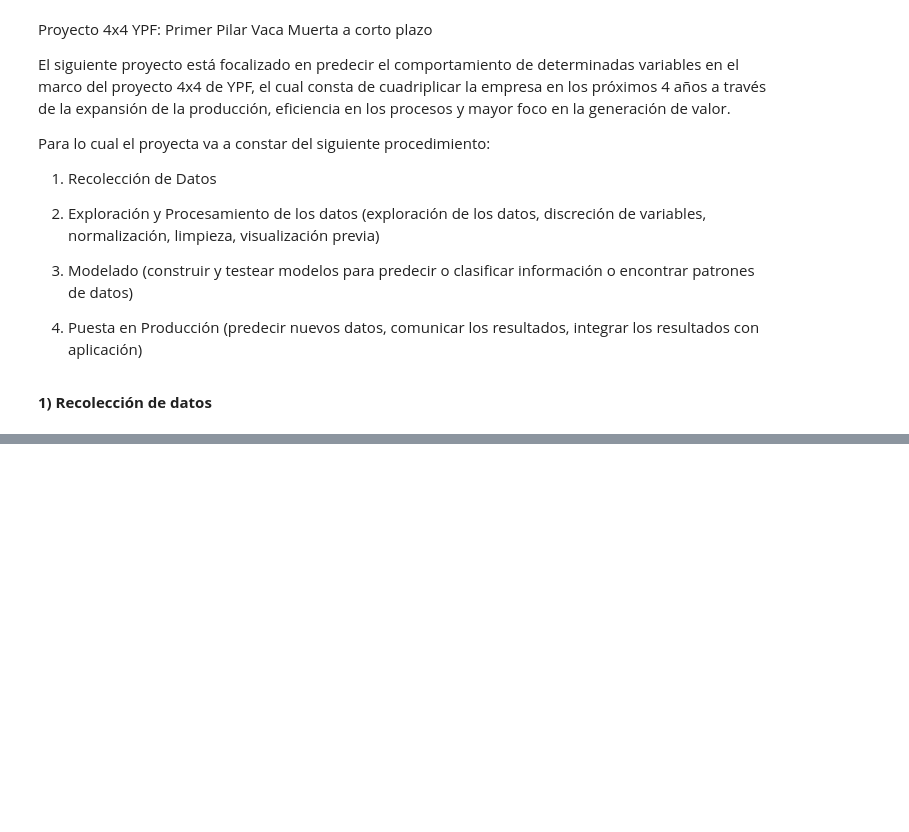
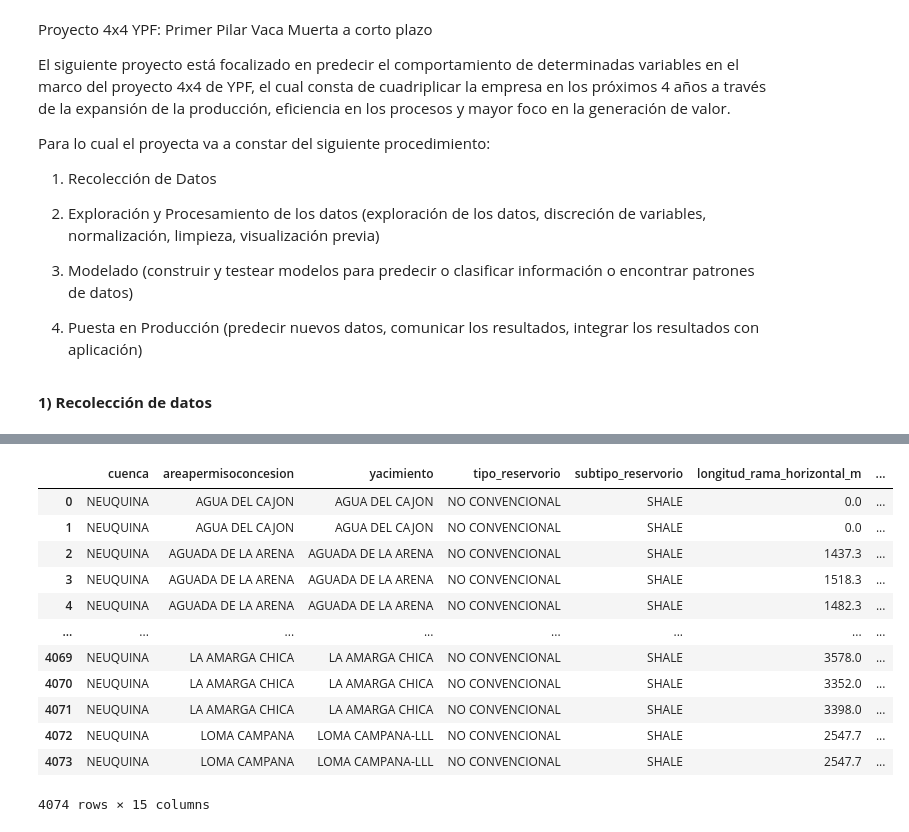
Before and after one commit to antonellafontanetto/DataScience-Entregas, a Jupyter notebook: Proyecto_YPF_4x4_AntoV2.ipynb, the cells around one changed output, grey strips where cells are left out. Drawn from its saved outputs; the diff is of its cells as text; code cells hidden in the pictures; blank space fills up the shorter version.

```diff
--- a/Proyecto_YPF_4x4_AntoV2.ipynb
+++ b/Proyecto_YPF_4x4_AntoV2.ipynb
@@ -45,3 +61,21 @@ pozosterminados
+# %%
+#Cargo el dataset de etapas fracturadas de pozos petroleros que vamos a utilizar en el proyecto
+etapasfracturadas = pd.read_csv('/content/datosdefracturadepozos.csv', usecols=['anio','empresa_informante','areapermisoconcesion','yacimiento','cuenca','tipo_reservorio','subtipo_reservorio','longitud_rama_horizontal_m','cantidad_fracturas','tipo_terminacion','arena_bombeada_nacional_tn','arena_bombeada_importada_tn','agua_inyectada_m3','presion_maxima_psi','potencia_equipos_fractura_hp'])
+etapasfracturadas
+# %% [output]
+|  | cuenca | areapermisoconcesion | yacimiento | tipo_reservorio | subtipo_reservorio | longitud_rama_horizontal_m | ... |
+| 0 | NEUQUINA | AGUA DEL CAJON | AGUA DEL CAJON | NO CONVENCIONAL | SHALE | 0.0 | ... |
+| 1 | NEUQUINA | AGUA DEL CAJON | AGUA DEL CAJON | NO CONVENCIONAL | SHALE | 0.0 | ... |
+| 2 | NEUQUINA | AGUADA DE LA ARENA | AGUADA DE LA ARENA | NO CONVENCIONAL | SHALE | 1437.3 | ... |
+| 3 | NEUQUINA | AGUADA DE LA ARENA | AGUADA DE LA ARENA | NO CONVENCIONAL | SHALE | 1518.3 | ... |
+| 4 | NEUQUINA | AGUADA DE LA ARENA | AGUADA DE LA ARENA | NO CONVENCIONAL | SHALE | 1482.3 | ... |
+| ... | ... | ... | ... | ... | ... | ... | ... |
+| 4069 | NEUQUINA | LA AMARGA CHICA | LA AMARGA CHICA | NO CONVENCIONAL | SHALE | 3578.0 | ... |
+| 4070 | NEUQUINA | LA AMARGA CHICA | LA AMARGA CHICA | NO CONVENCIONAL | SHALE | 3352.0 | ... |
+| 4071 | NEUQUINA | LA AMARGA CHICA | LA AMARGA CHICA | NO CONVENCIONAL | SHALE | 3398.0 | ... |
+| 4072 | NEUQUINA | LOMA CAMPANA | LOMA CAMPANA-LLL | NO CONVENCIONAL | SHALE | 2547.7 | ... |
+| 4073 | NEUQUINA | LOMA CAMPANA | LOMA CAMPANA-LLL | NO CONVENCIONAL | SHALE | 2547.7 | ... |
+4074 rows × 15 columns
 # %%
 #Filtro por cada dataset solo los registros para YPF S.A.
 prod_ypf = produccion[(produccion['empresa'] == 'YPF S.A.')&(produccion['cuenca'] == 'NEUQUINA')&(produccion['anio']>2022)]
```
Also changed, not shown: parts of 5 cells of this notebook.
